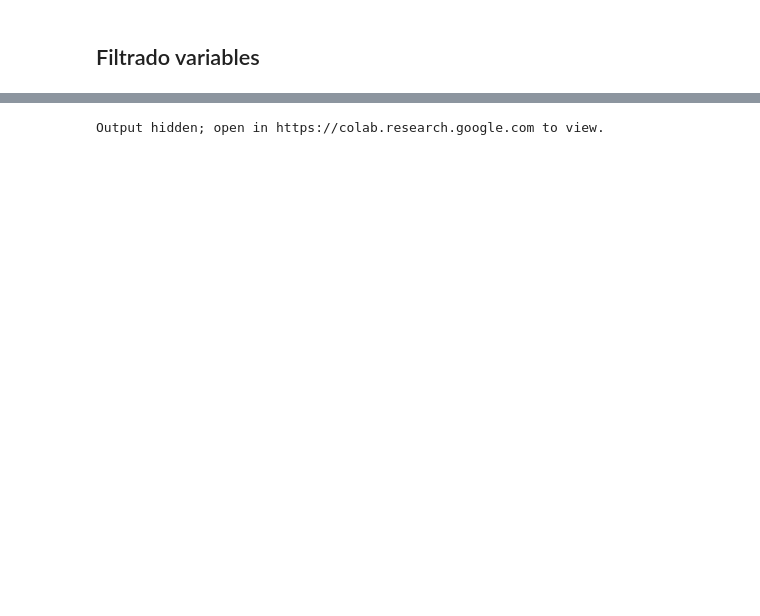
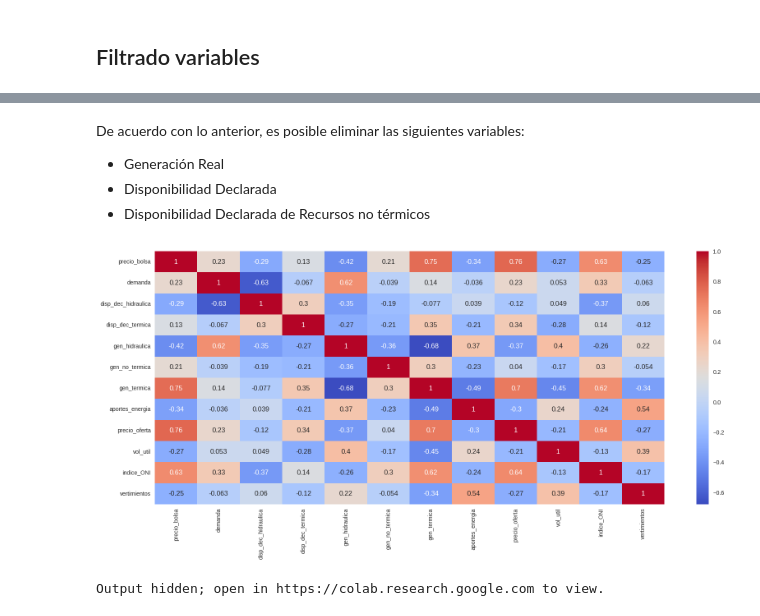
Before and after one commit to cjusquini/MonografiaUdeA, a Jupyter notebook: 3_EDA.ipynb, the cells around one changed output, grey strips where cells are left out. Cells and saved outputs as stored; diff of their text form; code cells hidden in the pictures; blank space fills up the shorter version.

```diff
--- a/3_EDA.ipynb
+++ b/3_EDA.ipynb
@@ -203,0 +220,5 @@ memory usage: 256.8+ KB
+# %% [markdown]
+De acuerdo con lo anterior, es posible eliminar las siguientes variables:
+- Generación Real
+- Disponibilidad Declarada
+- Disponibilidad Declarada de Recursos no térmicos
@@ -204,3 +230,11 @@ memory usage: 256.8+ KB
+# %%
+# Heatmap of correlation matrix
+plt.figure(figsize = (20,8))
+correlation_matrix = df_filtrado.corr()
+sns.heatmap(correlation_matrix, annot=True, cmap='coolwarm')
+plt.show()
+# %% [output]
+[figure, added]
 # %%
 # Configurar el estilo y los parámetros
 sns.set(style="ticks", palette="muted")
```
Also changed, not shown: parts of 14 cells of this notebook, 16 other files.
